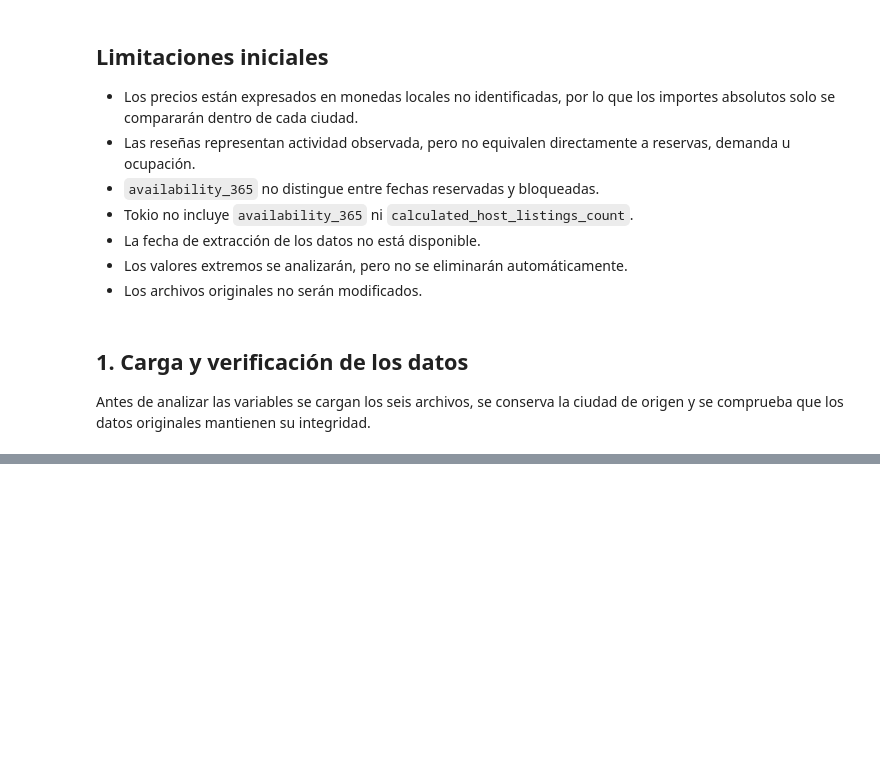
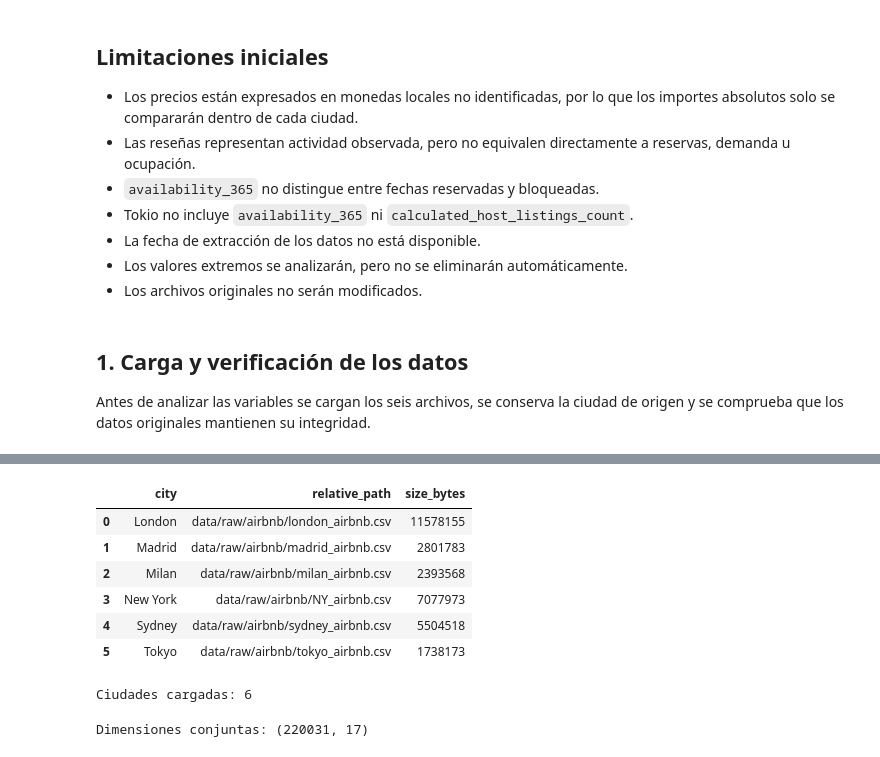
Before and after one commit to Bootcamp-IA-MAD-P7/project8-ad1, a Jupyter notebook: notebooks/03_exploratory_analysis.ipynb, the cells around one changed output, grey strips where cells are left out. Cells and saved outputs as stored; diff of their text form; code cells hidden in the pictures; blank space fills up the shorter version.

```diff
--- a/notebooks/03_exploratory_analysis.ipynb
+++ b/notebooks/03_exploratory_analysis.ipynb
@@ -46,0 +61,49 @@ de origen y se comprueba que los datos originales mantienen su integridad.
+# %%
+from pathlib import Path
+
+import pandas as pd
+
+project_root = Path.cwd()
+
+if project_root.name == "notebooks":
+    project_root = project_root.parent
+
+manifest_path = project_root / "data" / "manifest.csv"
+manifest = pd.read_csv(manifest_path)
+
+manifest[["city", "relative_path", "size_bytes"]]
+# %% [output]
+|  | city | relative_path | size_bytes |
+| 0 | London | data/raw/airbnb/london_airbnb.csv | 11578155 |
+| 1 | Madrid | data/raw/airbnb/madrid_airbnb.csv | 2801783 |
+| 2 | Milan | data/raw/airbnb/milan_airbnb.csv | 2393568 |
+| 3 | New York | data/raw/airbnb/NY_airbnb.csv | 7077973 |
+| 4 | Sydney | data/raw/airbnb/sydney_airbnb.csv | 5504518 |
+| 5 | Tokyo | data/raw/airbnb/tokyo_airbnb.csv | 1738173 |
+# %%
+datasets = {}
+
+for record in manifest.itertuples(index=False):
+    csv_path = project_root / record.relative_path
+
+    city_data = pd.read_csv(
+        csv_path,
+        low_memory=False,
+    )
+
+    city_data = city_data.assign(city=record.city)
+    datasets[record.city] = city_data
+
+print(f"Ciudades cargadas: {len(datasets)}")
+# %% [output]
+Ciudades cargadas: 6
+# %%
+analysis_data = pd.concat(
+    datasets.values(),
+    ignore_index=True,
+    sort=False,
+)
+
+print(f"Dimensiones conjuntas: {analysis_data.shape}")
+# %% [output]
+Dimensiones conjuntas: (220031, 17)
```
Also changed, not shown: parts of 13 cells of this notebook, 3 other files.
